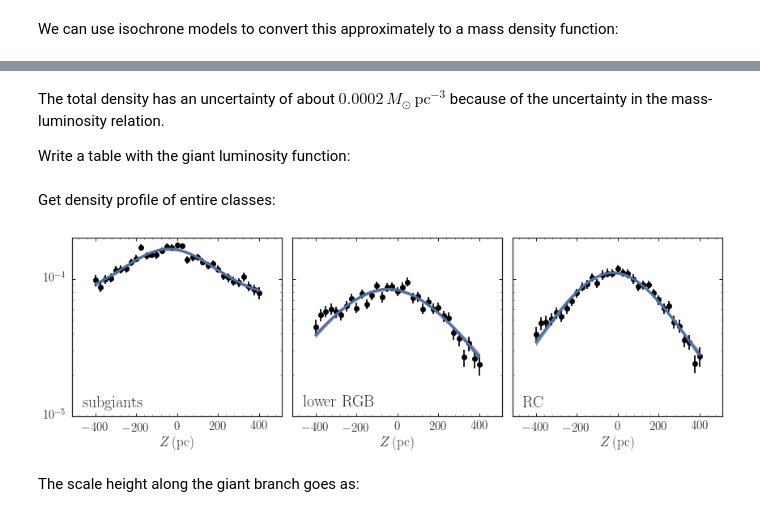
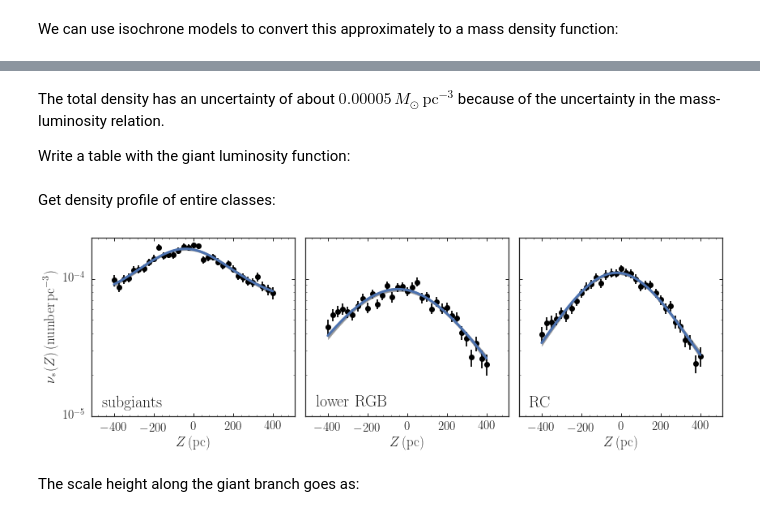
Before and after one commit to jobovy/tgas-completeness, a Jupyter notebook: py/TGAS-stellar-densities.ipynb, the cells around one changed output, grey strips where cells are left out. Drawn from its saved outputs; the diff is of its cells as text; code cells hidden in the pictures.

```diff
--- a/py/TGAS-stellar-densities.ipynb
+++ b/py/TGAS-stellar-densities.ipynb
@@ -1649,9 +1890,13 @@ all_w= []
 for ii,lage in enumerate(lages):
     for jj, tz in enumerate(Zs):
         tp= iso(logage=lage,Z=tz)
-        all_mj.extend(list(tp['J']))
-        all_mact.extend(list(tp['M_act']))
-        all_w.extend(list(numpy.ones_like(tp['J'])*localfehdist(numpy.log10(tz/0.017))/tz*10.**(lage-9.)))
+        if False:
+            tindx= numpy.ones_like(tp['logg'],dtype='bool')
+        else:
+            tindx= (tp['logg'] < 3.75)*((tp['J']-tp['Ks']) > 0.4)
+        all_mj.extend(list(tp['J'][tindx]))
+        all_mact.extend(list(tp['M_act'][tindx]))
+        all_w.extend(list(numpy.ones_like(tp['J'][tindx])*localfehdist(numpy.log10(tz/0.017))/tz*10.**(lage-9.)))
 all_mj= numpy.array(all_mj)
 all_mact= numpy.array(all_mact)
 all_w= numpy.array(all_w)
@@ -1707,5 +1952,5 @@ Optimization terminated successfully.
 # %% [markdown]
-The total density has an uncertainty of about $0.0002\,M_\odot\,\mathrm{pc}^{-3}$ because of the uncertainty in the mass-luminosity relation.
+The total density has an uncertainty of about $0.00005\,M_\odot\,\mathrm{pc}^{-3}$ because of the uncertainty in the mass-luminosity relation.
 
 Write a table with the giant luminosity function:
 # %%
@@ -1804,38 +2049,43 @@ for ii in range(3):
     ef= all_effvol[ii]/(0.25**2.*numpy.pi*(zbins[1]-zbins[0]))
     good_dens_indx= (ef > sf_unc*numpy.nanmax(ef))*(c > 0.)*((ef == ef[len(ef)//2])+(ef > 10.**-5.))*(raw > 4.)
     subplot(1,3,ii+1)
+    if ii == 0:
+        tylabel= r'$\nu_*(Z)\,(\mathrm{number\,pc}^{-3})$'
+    else:
+        tylabel= None
     bovy_plot.bovy_plot(1000.*0.5*(numpy.roll(zbins,-1)+zbins)[:-1][good_dens_indx],
                         c[good_dens_indx]/10.**9.,
                         'ko',gcf=True,
                         yrange=[1.*10.**-5.,2.*10.**-4.],
                         semilogy=True,
                         xrange=[1000.*(zbins[0]-0.1),1000.*(zbins[-1]+0.1)],
                         zorder=2,
-                        xlabel=r'$Z\,(\mathrm{pc})$')
+                        xlabel=r'$Z\,(\mathrm{pc})$',
+                        ylabel=tylabel)
     errorbar(1000.*0.5*(numpy.roll(zbins,-1)+zbins)[:-1][good_dens_indx],
              c[good_dens_indx]/10.**9.,
              ec[good_dens_indx]/10.**9.,
              marker='None',ls='None',color='k',capsize=0,zorder=1)
     if include_range:
         s= sample_sech2(c,ec,ef,raw,zbins,include_outlier=True,plots=False,nsamples=10000,verbose=False)
         all_prof= sech2profile(numpy.tile(zs,(10000,1)),
                                numpy.tile(s.T,(len(zs),1,1)).T)/10.**9
         all_prof= numpy.sort(all_prof,axis=0)
         plot(1000.*zs,all_prof[int(numpy.floor(0.5*len(all_prof)))],color=sns.color_palette()[0],lw=3.)
         fill_between(1000.*zs,
                      all_prof[int(numpy.floor(0.16*len(all_prof)))],all_prof[int(numpy.floor(0.84*len(all_prof)))],
                     color='0.6',zorder=0)
     else:
         p= fit_sech2(c,ec,ef,raw,zbins,include_outlier=True,verbose=False)
         plot(1000.*zs,sech2profile(zs,p)/10.**9,lw=3.,color=sns.color_palette()[0])
     if ii > 0: gca().yaxis.set_major_formatter(NullFormatter())
     bovy_plot.bovy_text(labels[ii],size=20.,bottom_left=True)
 tight_layout()
 if save_figures:
     plt.savefig(os.path.join(os.getenv('PAPERSDIR'),'2017-tgas-completeness','densprofiles_giants_coarse.pdf'),
                 bbox_inches='tight')
 # %% [output]
-[figure, old version]
+[figure, new version]
 # %%
 nsamples= 10000
 all_p= numpy.empty((npop,5))
```
Also changed, not shown: parts of 32 cells of this notebook.
